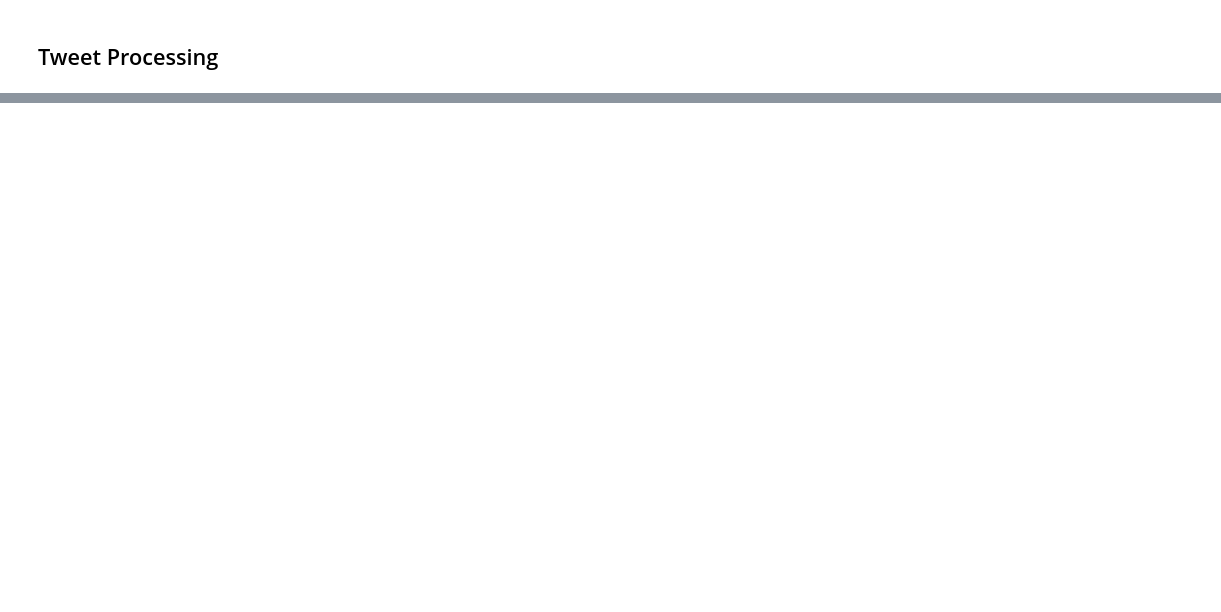
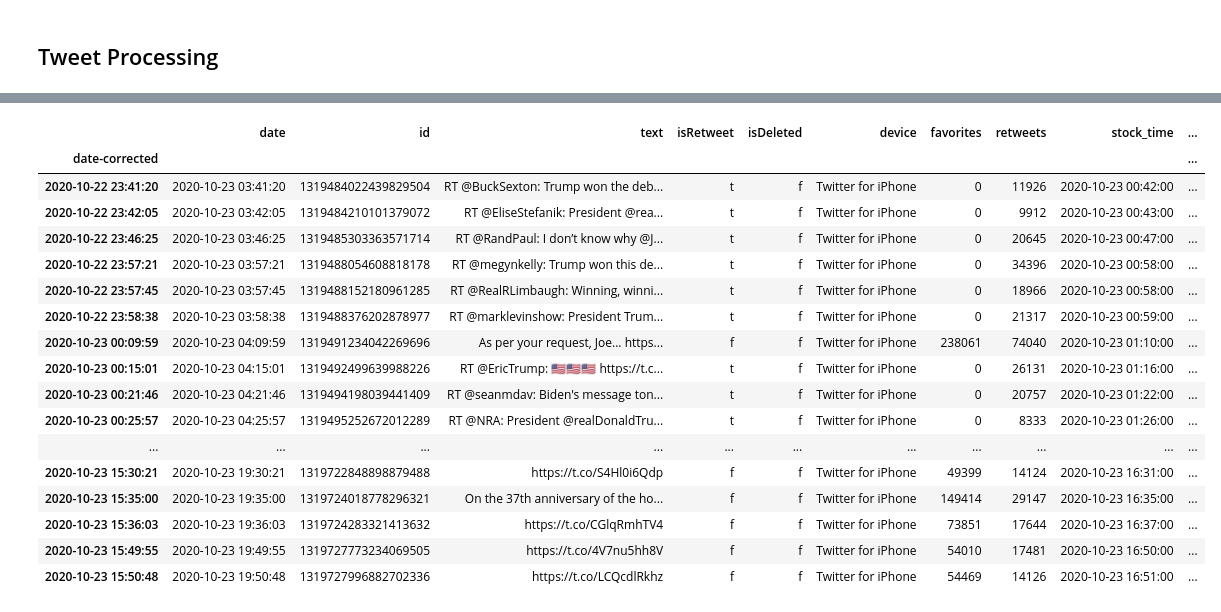
Before and after one commit to jirvingphd/capstone-project-using-trumps-tweets-to-predict-stock-market, a Jupyter notebook: Capstone Restarted 10-2020.ipynb, the cells around one changed output, grey strips where cells are left out. Drawn from its saved outputs; the diff is of its cells as text; code cells hidden in the pictures; blank space fills up the shorter version.

```diff
--- a/Capstone Restarted 10-2020.ipynb
+++ b/Capstone Restarted 10-2020.ipynb
@@ -267,0 +350,8 @@ None
+# %%
+## Make new date-corrected index
+tweets = tweets.reset_index(drop=False).set_index('date-corrected')
+# %%
+## Getting first, alst stock_df
+first_stock_ts = stock_df.index[0]
+last_stock_ts = stock_df.index[-1]
+first_stock_ts,last_stock_ts
@@ -267,0 +386,4 @@ None
+# %%
+## Cutting both dfs to match the timespan of the other
+tweets = tweets.loc[first_stock_ts:last_stock_ts-pd.to_timedelta('60T')]
+tweets
@@ -267,0 +405,28 @@ None
+# %%
+## Get start_ts (tweet_minute) and end_ts (tweet_minute+target_offset)
+target_offset = pd.to_timedelta('60T')
+
+## Fill in new stock_time column
+tweets['stock_time'] = tweets.index+ target_offset
+tweets['stock_time'] = tweets['stock_time'].dt.ceil('T')
+# %%
+tweets.tail(40)
+# %% [output]
+|  | date | id | text | isRetweet | isDeleted | device | favorites | retweets | stock_time | ... |
+| date-corrected |  |  |  |  |  |  |  |  |  | ... |
+| 2020-10-22 23:41:20 | 2020-10-23 03:41:20 | 1319484022439829504 | RT @BuckSexton: Trump won the deb... | t | f | Twitter for iPhone | 0 | 11926 | 2020-10-23 00:42:00 | ... |
+| 2020-10-22 23:42:05 | 2020-10-23 03:42:05 | 1319484210101379072 | RT @EliseStefanik: President @rea... | t | f | Twitter for iPhone | 0 | 9912 | 2020-10-23 00:43:00 | ... |
+| 2020-10-22 23:46:25 | 2020-10-23 03:46:25 | 1319485303363571714 | RT @RandPaul: I don’t know why @J... | t | f | Twitter for iPhone | 0 | 20645 | 2020-10-23 00:47:00 | ... |
+| 2020-10-22 23:57:21 | 2020-10-23 03:57:21 | 1319488054608818178 | RT @megynkelly: Trump won this de... | t | f | Twitter for iPhone | 0 | 34396 | 2020-10-23 00:58:00 | ... |
+| 2020-10-22 23:57:45 | 2020-10-23 03:57:45 | 1319488152180961285 | RT @RealRLimbaugh: Winning, winni... | t | f | Twitter for iPhone | 0 | 18966 | 2020-10-23 00:58:00 | ... |
+| 2020-10-22 23:58:38 | 2020-10-23 03:58:38 | 1319488376202878977 | RT @marklevinshow: President Trum... | t | f | Twitter for iPhone | 0 | 21317 | 2020-10-23 00:59:00 | ... |
+| 2020-10-23 00:09:59 | 2020-10-23 04:09:59 | 1319491234042269696 | As per your request, Joe... https... | f | f | Twitter for iPhone | 238061 | 74040 | 2020-10-23 01:10:00 | ... |
+| 2020-10-23 00:15:01 | 2020-10-23 04:15:01 | 1319492499639988226 | RT @EricTrump: 🇺🇸🇺🇸🇺🇸 https://t.c... | t | f | Twitter for iPhone | 0 | 26131 | 2020-10-23 01:16:00 | ... |
+| 2020-10-23 00:21:46 | 2020-10-23 04:21:46 | 1319494198039441409 | RT @seanmdav: Biden's message ton... | t | f | Twitter for iPhone | 0 | 20757 | 2020-10-23 01:22:00 | ... |
+| 2020-10-23 00:25:57 | 2020-10-23 04:25:57 | 1319495252672012289 | RT @NRA: President @realDonaldTru... | t | f | Twitter for iPhone | 0 | 8333 | 2020-10-23 01:26:00 | ... |
+| ... | ... | ... | ... | ... | ... | ... | ... | ... | ... | ... |
+| 2020-10-23 15:30:21 | 2020-10-23 19:30:21 | 1319722848898879488 | https://t.co/S4Hl0i6Qdp | f | f | Twitter for iPhone | 49399 | 14124 | 2020-10-23 16:31:00 | ... |
+| 2020-10-23 15:35:00 | 2020-10-23 19:35:00 | 1319724018778296321 | On the 37th anniversary of the ho... | f | f | Twitter for iPhone | 149414 | 29147 | 2020-10-23 16:35:00 | ... |
+| 2020-10-23 15:36:03 | 2020-10-23 19:36:03 | 1319724283321413632 | https://t.co/CGlqRmhTV4 | f | f | Twitter for iPhone | 73851 | 17644 | 2020-10-23 16:37:00 | ... |
+| 2020-10-23 15:49:55 | 2020-10-23 19:49:55 | 1319727773234069505 | https://t.co/4V7nu5hh8V | f | f | Twitter for iPhone | 54010 | 17481 | 2020-10-23 16:50:00 | ... |
+| 2020-10-23 15:50:48 | 2020-10-23 19:50:48 | 1319727996882702336 | https://t.co/LCQcdlRkhz | f | f | Twitter for iPhone | 54469 | 14126 | 2020-10-23 16:51:00 | ... |
```
Also changed, not shown: parts of 46 cells of this notebook, 1 other file.
